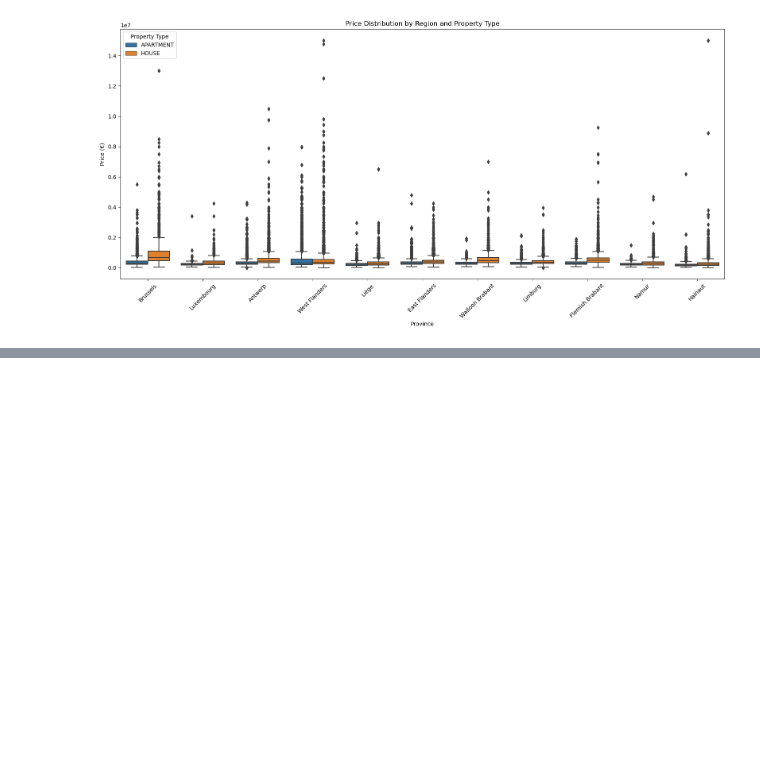
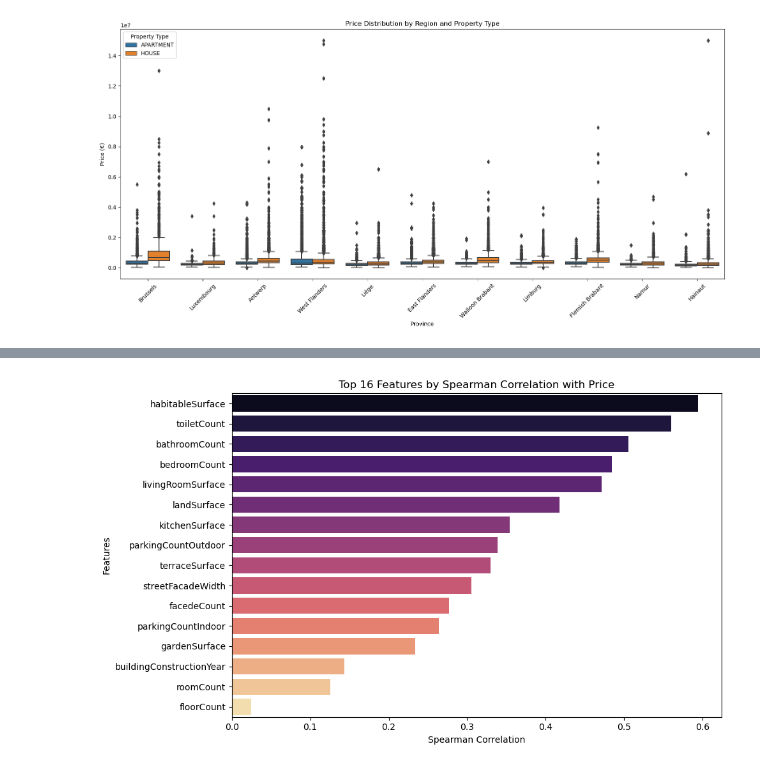
Before and after one commit to becodeorg/immo-eliza-data-exploration-seattle, a Jupyter notebook: Datanalyze/dataanalyse-without-impurity.ipynb, the cells around one changed output, grey strips where cells are left out. Drawn from its saved outputs; the diff is of its cells as text; code cells hidden in the pictures; blank space fills up the shorter version.

```diff
--- a/Datanalyze/dataanalyse-without-impurity.ipynb
+++ b/Datanalyze/dataanalyse-without-impurity.ipynb
@@ -146,0 +163,16 @@ plt.show()
+# %%
+spearman_corr = numeric_df.corr(method='spearman')
+
+# Top 7 features by Spearman correlation
+top_spearman = spearman_corr['price'].drop('price').sort_values(ascending=False).head(16)
+
+# Plot
+plt.figure(figsize=(10, 6))
+sns.barplot(x=top_spearman.values, y=top_spearman.index, palette='magma')
+plt.title('Top 16 Features by Spearman Correlation with Price')
+plt.xlabel('Spearman Correlation')
+plt.ylabel('Features')
+plt.tight_layout()
+plt.show()
+# %% [output]
+[figure, added]
```
Also changed, not shown: parts of 2 cells of this notebook.
